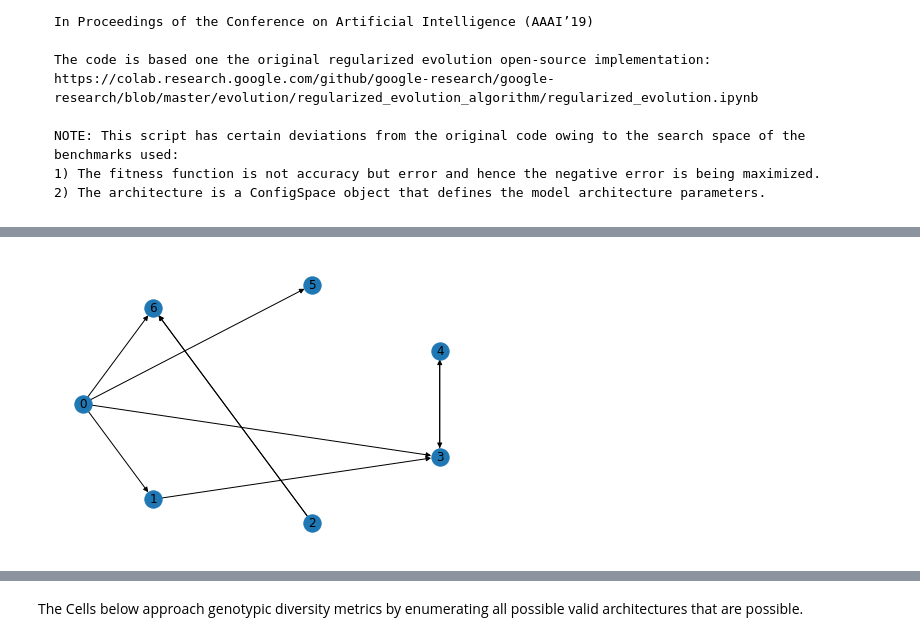
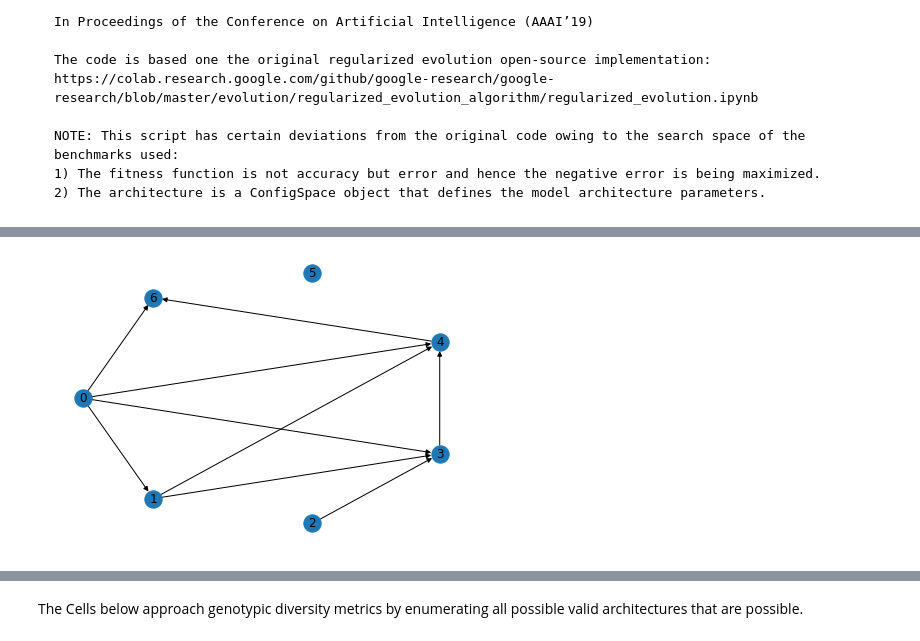
Before and after one commit to jdonovanCS/CS-352-Evolutionary-Computation, a Jupyter notebook: project/EvoNASNet.ipynb, the cells around one changed output, grey strips where cells are left out. Saved outputs shown, nothing was run; the diff lists cells and outputs as text; code cells hidden in the pictures.

```diff
--- a/project/EvoNASNet.ipynb
+++ b/project/EvoNASNet.ipynb
@@ -181,7 +191,7 @@ def evolution(generations, population_size, num_children, tournament_size, num_w
 #             parent = max(sample, key=lambda i: i.accuracy)
 #             parents.append(parent)
 #         else:
-        while len(parents) < num_children:
+        while len(parents) < num_children and evolution_type != "random":
         # Sample randomly chosen models from the current population.
             tournament = []
             while len(tournament) < tournament_size:
@@ -220,7 +230,7 @@ def evolution(generations, population_size, num_children, tournament_size, num_w
             population = sorted(population, key=lambda i: i.accuracy, reverse=True)[:population_size]
 
         if evolution_type == 'random':
-            population = collections.deque()
+            population = [sorted(population, key=lambda i: i.accuracy, reverse=True)[0]]
             while len(population) < population_size:
                 model = Model()
                 model.arch = random_architecture()
@@ -329,7 +339,7 @@ diversity_results = {}
 # model.arch = random_architecture()
 # print(model.arch)
 
-for run_name in ['fitness', 'regularized', 'random']: #, 'novelty', 'mixed']:
+for run_name in ['random']:# ['fitness', 'regularized', 'random']: #, 'novelty', 'mixed']:
     fitness_results[run_name] = np.zeros((num_runs, n_iters))
     solution_results[run_name] = np.array([[Model() for i in range(n_iters)]for j in range(num_runs)], dtype=object)
     diversity_results[run_name] = np.zeros((num_runs, n_iters))
@@ -428,6 +444,8 @@ plot_mean_and_bootstrapped_ci_multiple(input_data=[np.transpose(x)[cut_off_begin
 # %%
 # This cell explores how architectures that have different model_specs or hashes can actually be the same model overall
 ops_choices = ['conv3x3-bn-relu', 'conv1x1-bn-relu', 'maxpool3x3']
+all_hashes = []
+graphs = []
 for config in [x[-1] for x in solution_results['fitness']]:
     matrix = np.zeros([7, 7], dtype=np.int8)
     idx = np.triu_indices(matrix.shape[0], k=1)
@@ -445,34 +463,67 @@ for config in [x[-1] for x in solution_results['fitness']]:
     in_edges = list(zip(labeling, in_edges))
     out_edges = list(zip(labeling, out_edges))
     print(hashes)
+    all_hashes.append(hashes)
 #     print()
-    hashes = [hashlib.md5(str(h).encode('utf-8')).hexdigest() for h in hashes]
+#     hashes = [hashlib.md5(str(h).encode('utf-8')).hexdigest() for h in hashes]
   # Computing this up to the diameter is probably sufficient but since the
   # operation is fast, it is okay to repeat more times.
-    for _ in range(7):
-        new_hashes = []
-        for v in range(7):
-            in_neighbors = [hashes[w] for w in range(7) if matrix[w, v]]
-            out_neighbors = [hashes[w] for w in range(7) if matrix[v, w]]
-            new_hashes.append(hashlib.md5(
-          (''.join(sorted(in_neighbors)) + '|' +
-           ''.join(sorted(out_neighbors)) + '|' +
-           hashes[v]).encode('utf-8')).hexdigest())
-        hashes = new_hashes
-    fingerprint = hashlib.md5(str(sorted(hashes)).encode('utf-8')).hexdigest()
+#     for _ in range(7):
+#         new_hashes = []
+#         for v in range(7):
+#             in_neighbors = [hashes[w] for w in range(7) if matrix[w, v]]
+#             out_neighbors = [hashes[w] for w in range(7) if matrix[v, w]]
+#             new_hashes.append(hashlib.md5(
+#           (''.join(sorted(in_neighbors)) + '|' +
+#            ''.join(sorted(out_neighbors)) + '|' +
+#            hashes[v]).encode('utf-8')).hexdigest())
+#         hashes = new_hashes
+#     fingerprint = hashlib.md5(str(sorted(hashes)).encode('utf-8')).hexdigest()
+#     print(fingerprint)
+#     print()
 
     # Going to need to actually functionally construct the graphs then use is_isomorphic across all of them to see if they are the same
-    print(in_edges)
-    print([i[1] for i in in_edges])
-    print(out_edges)
-    print([o[1] for o in out_edges])
-    D = nx.directed_configuration_model([i[1] for i in in_edges], [o[1] for o in out_edges])
-#     D = nx.DiGraph(D)
-    pos = nx.shell_layout(D)
-    nx.draw(D, pos=pos, with_labels=True) #labels=[0,1,2,3,4,5,6])
+    D = None
+    D = nx.DiGraph()
+    for n in range(len([h[2] for h in hashes])):
+        D.add_node(n)
+
+    # For each edge count, node pair
+    count = 0
+    for oe in out_edges:
+        # loop for each edge coming out of this node until all of them have been added to the subsequent nodes
+        print('looping for', oe[1], 'times for out edges in node', count)
+        k = 0
+        inner_count = 0
+        j = 0
+        while k < oe[1] and j < len(D.nodes())-1:
+            # go to each of the subsequent nodes and connect if that node wants another in_edge
+            j = count+inner_count+1
+#             print(D.in_edges(j), len(D.in_edges(j)), in_edges[j][1])
+            if (len(D.in_edges(j)) == 0 and in_edges[j][1] > 0) or (len(D.in_edges(j)) > 0 and in_edges[j][1] > len(D.in_edges(j))):
+                print('adding edge:', count, 'to', j)
+                D.add_edge(count, j)
+                k += 1
+            inner_count+=1
+
+        count += 1
+
+
+#     print([i[1] for i in in_edges])
+#     print([o[1] for o in out_edges])
+#     D = nx.directed_configuration_model([i[1] for i in in_edges], [o[1] for o in out_edges])
+    graphs.append(D)
+
+
+edit_distances = []
+for g in graphs:
+    pos = nx.shell_layout(g)
+    nx.draw(g, pos=pos, with_labels=True) #labels=[0,1,2,3,4,5,6])
     plt.show()
-#     print(fingerprint)
-#     print()
+    for g2 in graphs:
+        edit_distances.append(nx.graph_edit_distance(g, g2))
+
+print(edit_distances)
 
 
 # print(matrix)
@@ -499 +562 @@ print([x[-1] for x in fitness_results['regularized']])
-[figure, old version]
+[figure, new version]
```
Also changed, not shown: parts of 6 cells of this notebook.
